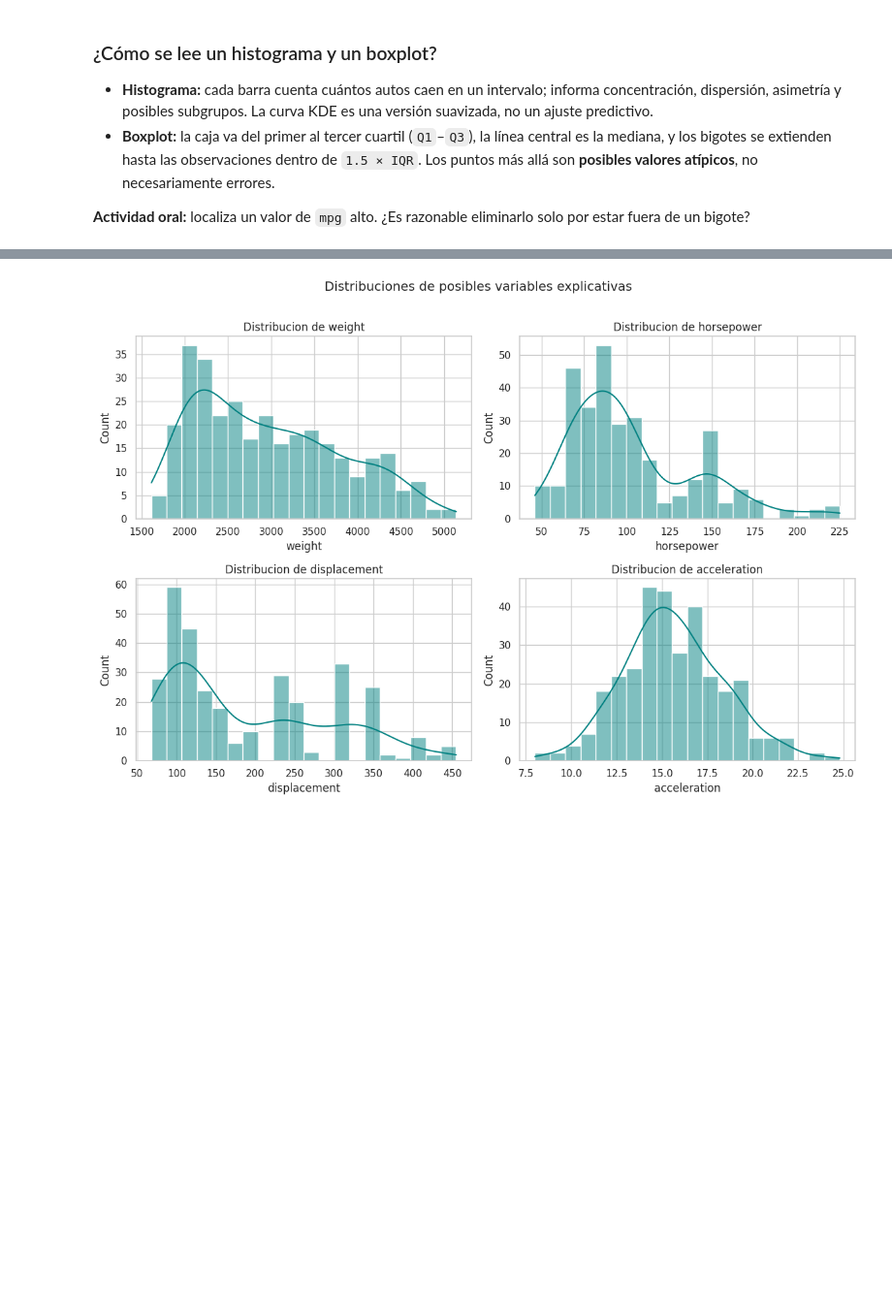
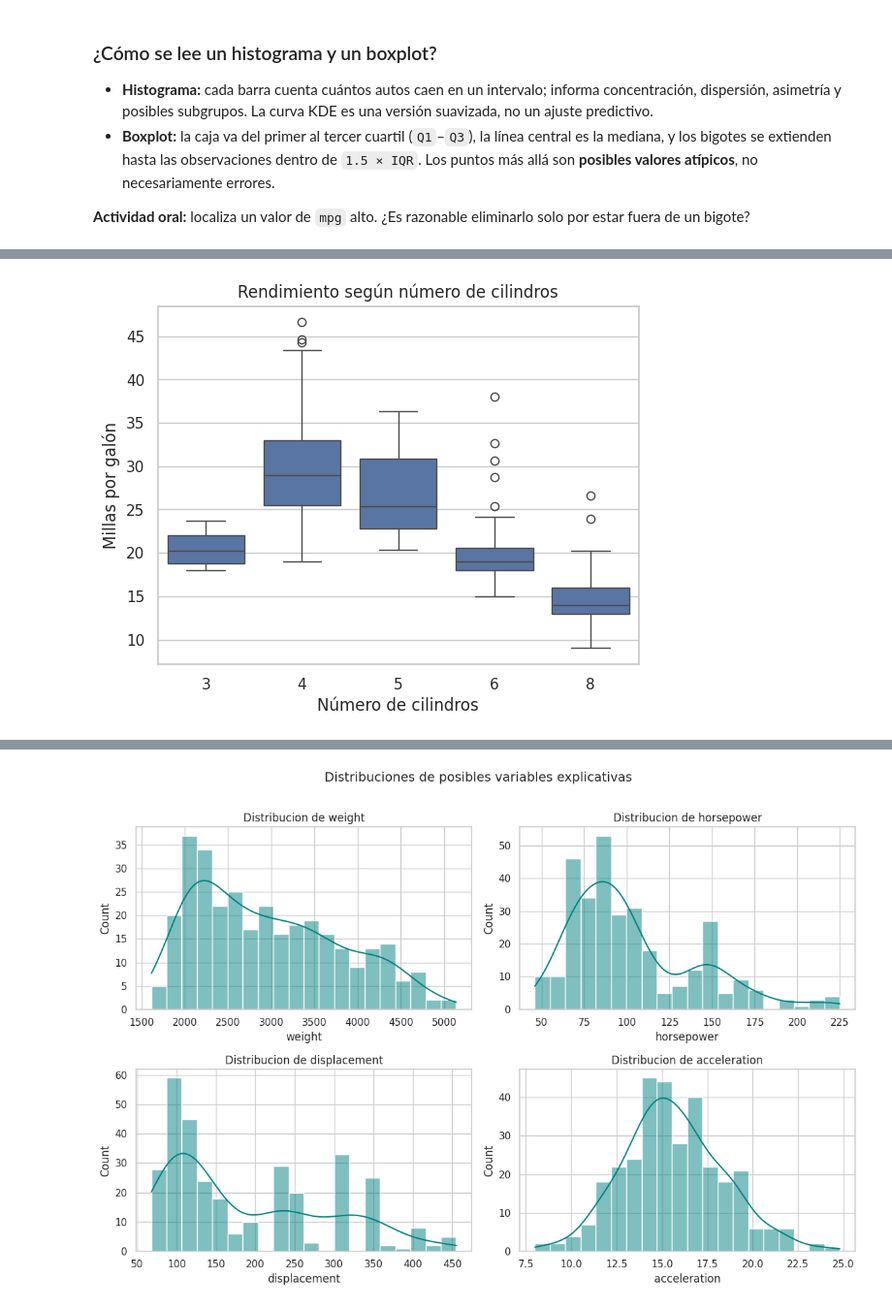
Before and after one commit to asegura4488/EDCO_IntroCienciaDatos, a Jupyter notebook: Semana5/EDA_Auto_MPG_Completo.ipynb, the cells around one changed output, grey strips where cells are left out. Shown at 97% size. Cells and saved outputs as stored; diff of their text form; code cells hidden in the pictures; blank space fills up the shorter version.

```diff
--- a/Semana5/EDA_Auto_MPG_Completo.ipynb
+++ b/Semana5/EDA_Auto_MPG_Completo.ipynb
@@ -220,0 +233,14 @@ plt.show()
+# %%
+sns.boxplot(
+    data=eda,
+    x="cylinders",
+    y="mpg"
+)
+
+plt.title("Rendimiento según número de cilindros")
+plt.xlabel("Número de cilindros")
+plt.ylabel("Millas por galón")
+
+plt.show()
+# %% [output]
+[figure, added]
```
Also changed, not shown: parts of 2 cells of this notebook.
